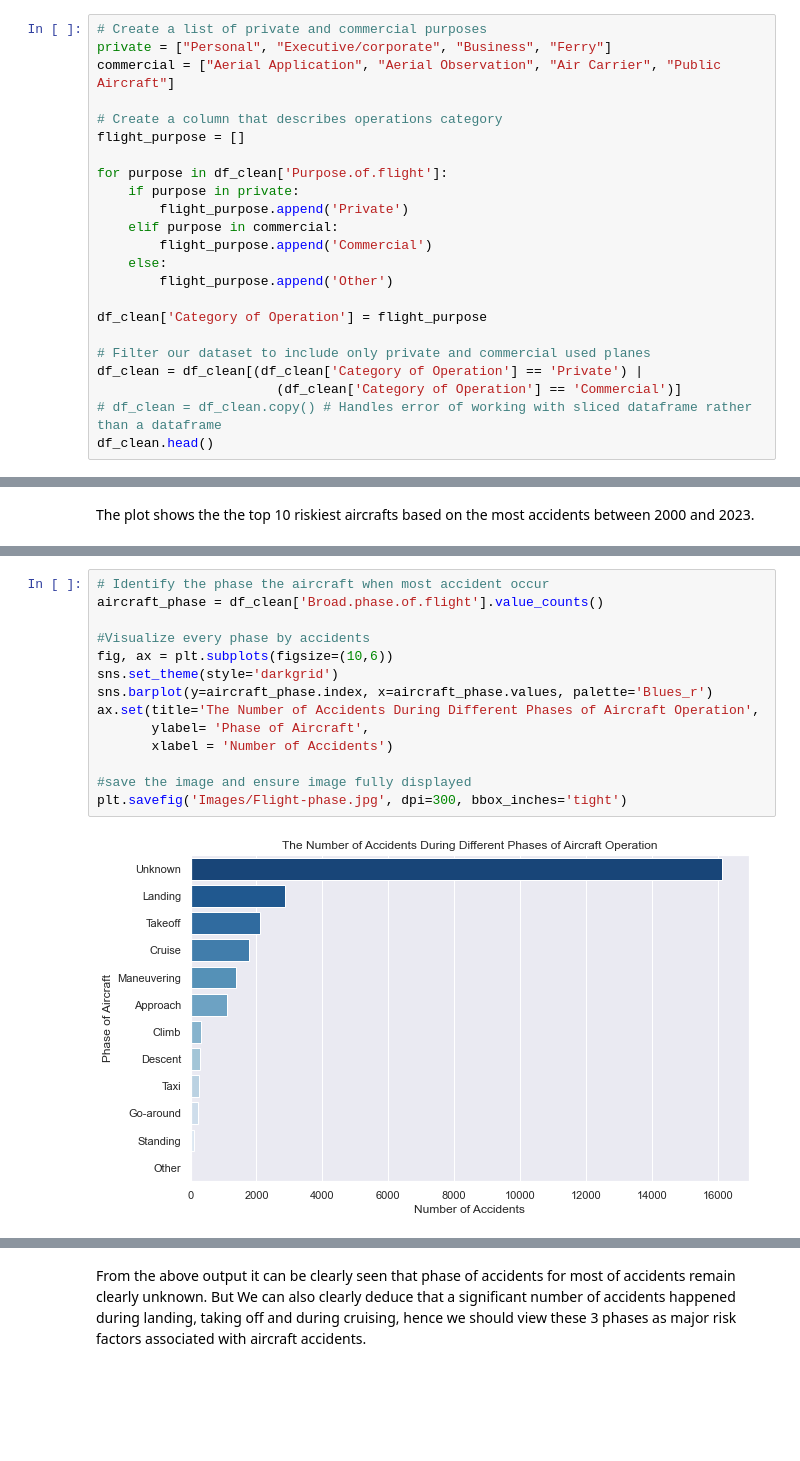
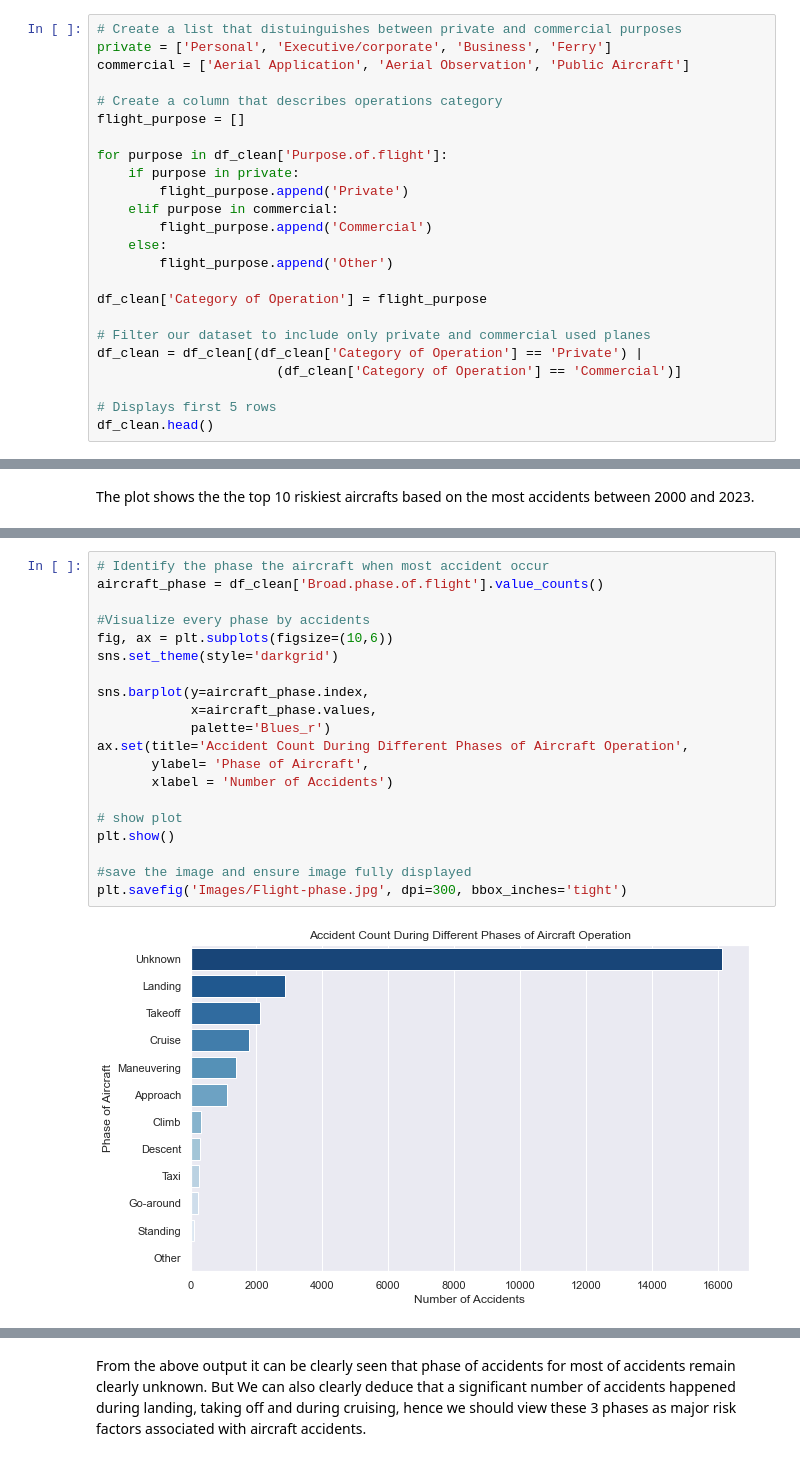
Before and after one commit to Patoh254code/Aviation_risk_analysis_Project, a Jupyter notebook: index.ipynb, the cells around one changed output, grey strips where cells are left out. Cells and saved outputs as stored; diff of their text form; blank space fills up the shorter version.

```diff
--- a/index.ipynb
+++ b/index.ipynb
@@ -179,9 +179,9 @@ array(['Positioning', 'Personal', 'Instructional', 'Unknown',
        'Public Aircraft - State', 'Banner Tow', 'Firefighting',
        'Air Race show', 'PUBS', 'ASHO', 'PUBL'], dtype=object)
 # %%
-# Create a list of private and commercial purposes
-private = ["Personal", "Executive/corporate", "Business", "Ferry"]
-commercial = ["Aerial Application", "Aerial Observation", "Air Carrier", "Public Aircraft"]
+# Create a list that distuinguishes between private and commercial purposes
+private = ['Personal', 'Executive/corporate', 'Business', 'Ferry']
+commercial = ['Aerial Application', 'Aerial Observation', 'Public Aircraft']
 
 # Create a column that describes operations category
 flight_purpose = []
@@ -199,7 +199,8 @@ df_clean['Category of Operation'] = flight_purpose
 # Filter our dataset to include only private and commercial used planes
 df_clean = df_clean[(df_clean['Category of Operation'] == 'Private') |
                        (df_clean['Category of Operation'] == 'Commercial')]
-# df_clean = df_clean.copy() # Handles error of working with sliced dataframe rather than a dataframe
+
+# Displays first 5 rows
 df_clean.head()
 # %% [output]
 |  | Event.Id | Investigation.Type | Accident.Number | Event.Date | Location | Country | Latitude | Longitude | ... |
@@ -322,16 +357,22 @@ From above output it can be seen that most accidents happened during Visual Mete
 # %%
 # Identify the phase the aircraft when most accident occur
 aircraft_phase = df_clean['Broad.phase.of.flight'].value_counts()
 
 #Visualize every phase by accidents
 fig, ax = plt.subplots(figsize=(10,6))
 sns.set_theme(style='darkgrid')
-sns.barplot(y=aircraft_phase.index, x=aircraft_phase.values, palette='Blues_r')
-ax.set(title='The Number of Accidents During Different Phases of Aircraft Operation',
+
+sns.barplot(y=aircraft_phase.index,
+            x=aircraft_phase.values,
+            palette='Blues_r')
+ax.set(title='Accident Count During Different Phases of Aircraft Operation',
        ylabel= 'Phase of Aircraft',
        xlabel = 'Number of Accidents')
 
+# show plot
+plt.show()
+
 #save the image and ensure image fully displayed
 plt.savefig('Images/Flight-phase.jpg', dpi=300, bbox_inches='tight')
 # %% [output]
-[figure, old version]
+[figure, new version]
```
Also changed, not shown: parts of 25 cells of this notebook, 8 other files.
